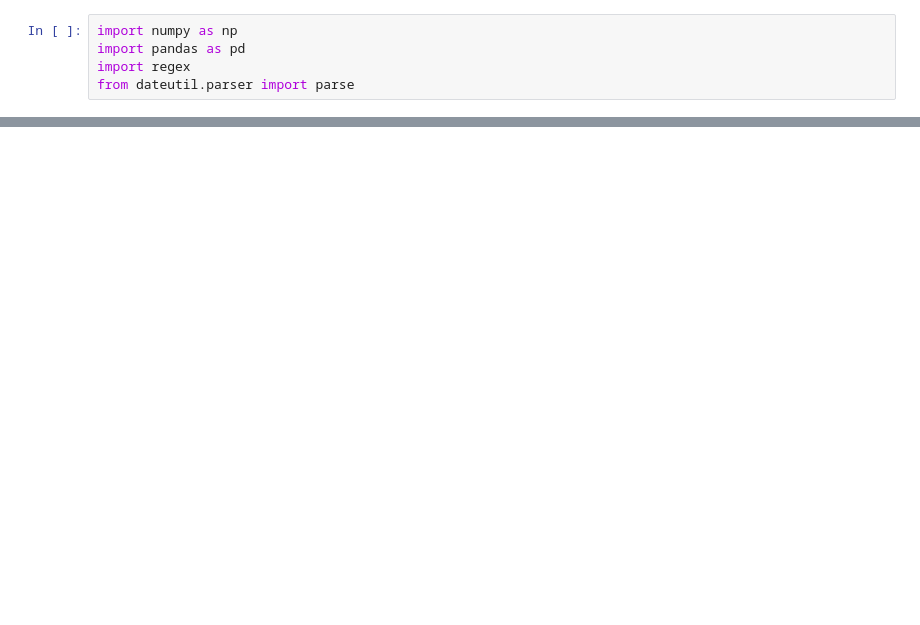
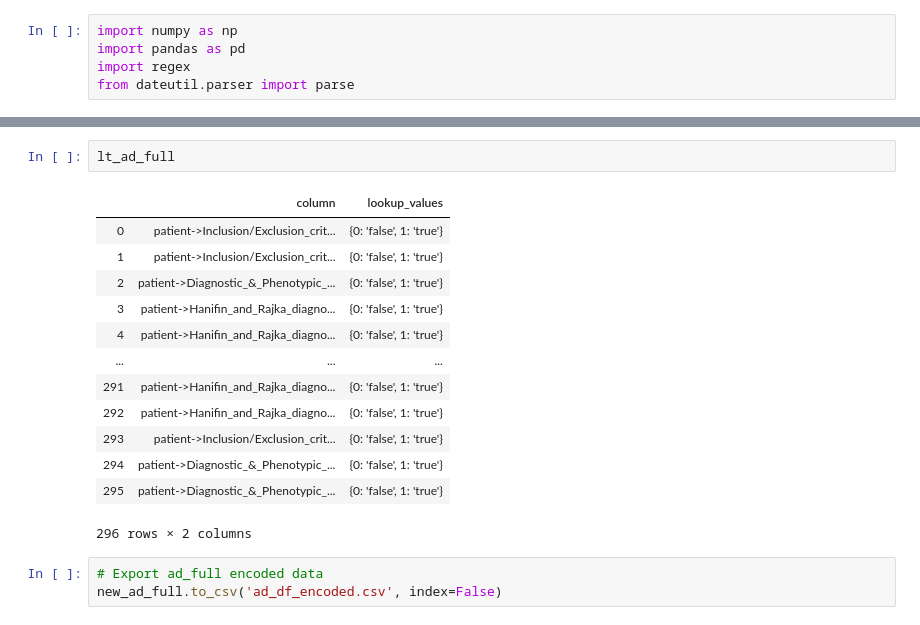
Before and after one commit to dataforgoodfr/batch6_eczema, a Jupyter notebook: preprocessing/data_cleaning.ipynb, the cells around one changed output, grey strips where cells are left out. Saved outputs shown, nothing was run; the diff lists cells and outputs as text; blank space fills up the shorter version.

```diff
--- a/preprocessing/data_cleaning.ipynb
+++ b/preprocessing/data_cleaning.ipynb
@@ -125,0 +377,19 @@ new_clinic.head()
+# %%
+lt_ad_full
+# %% [output]
+|  | column | lookup_values |
+| 0 | patient->Inclusion/Exclusion_crit... | {0: 'false', 1: 'true'} |
+| 1 | patient->Inclusion/Exclusion_crit... | {0: 'false', 1: 'true'} |
+| 2 | patient->Diagnostic_&_Phenotypic_... | {0: 'false', 1: 'true'} |
+| 3 | patient->Hanifin_and_Rajka_diagno... | {0: 'false', 1: 'true'} |
+| 4 | patient->Hanifin_and_Rajka_diagno... | {0: 'false', 1: 'true'} |
+| ... | ... | ... |
+| 291 | patient->Hanifin_and_Rajka_diagno... | {0: 'false', 1: 'true'} |
+| 292 | patient->Hanifin_and_Rajka_diagno... | {0: 'false', 1: 'true'} |
+| 293 | patient->Inclusion/Exclusion_crit... | {0: 'false', 1: 'true'} |
+| 294 | patient->Diagnostic_&_Phenotypic_... | {0: 'false', 1: 'true'} |
+| 295 | patient->Diagnostic_&_Phenotypic_... | {0: 'false', 1: 'true'} |
+296 rows × 2 columns
+# %%
+# Export ad_full encoded data
+new_ad_full.to_csv('ad_df_encoded.csv', index=False)
```
Also changed, not shown: parts of 14 cells of this notebook.
